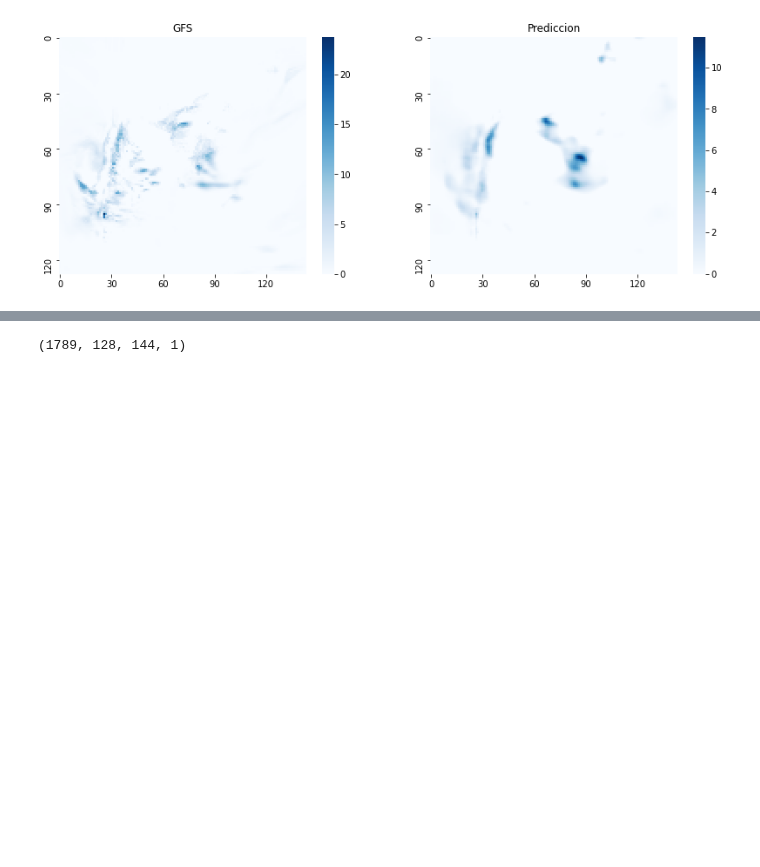
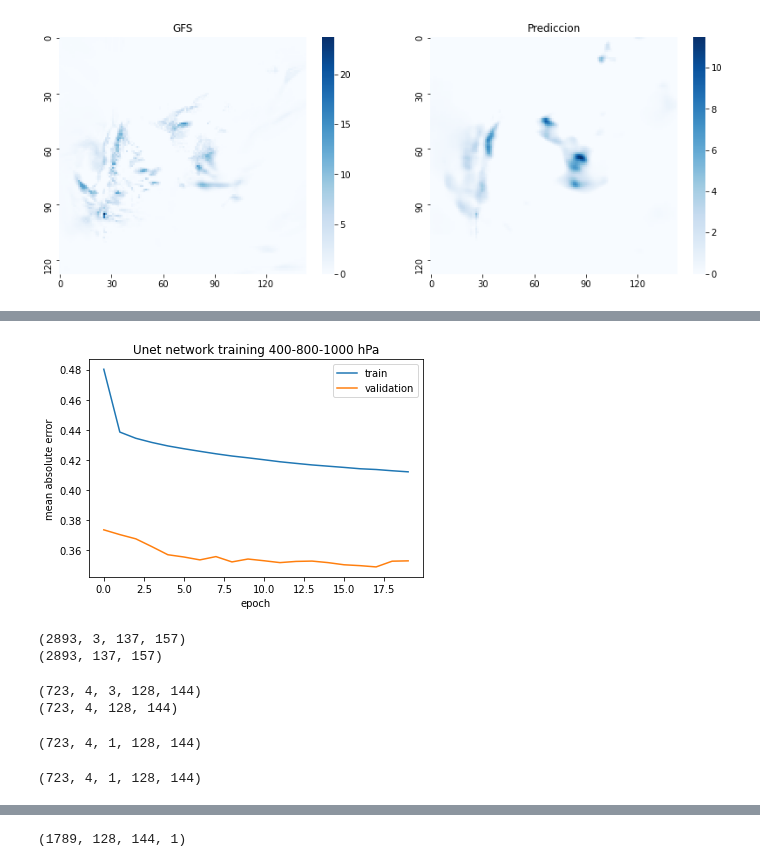
Before and after one commit to JFC95/ProyectoIntegrador_Weather, a Jupyter notebook: gfs-dataset/validacion_imagenes_gfs.ipynb, the cells around one changed output, grey strips where cells are left out. Cells and saved outputs as stored; diff of their text form; code cells hidden in the pictures; blank space fills up the shorter version.

```diff
--- a/gfs-dataset/validacion_imagenes_gfs.ipynb
+++ b/gfs-dataset/validacion_imagenes_gfs.ipynb
@@ -331,0 +334,3 @@ Text(0.5, 1.0, 'Prediccion')
+# %%
+graficar_entrenamiento('/opt/datos/entrenamientos/gfs/08')
+# %% [output]
@@ -331,0 +339,15 @@ Text(0.5, 1.0, 'Prediccion')
+[figure, added]
+# %%
+##Model:
+model = load_model('/opt/datos/entrenamientos/gfs/08.h5')
+
+## X:
+X_test = np.load("/opt/datos/dataset/gfs/X_test_3-7-9.npy")
+print(X_test.shape)
+
+## Y:
+Y_test= np.load("/opt/datos/dataset/gfs/Y_test.npy")
+print(Y_test.shape)
+# %% [output]
+(2893, 3, 137, 157)
+(2893, 137, 157)
@@ -331,0 +360,21 @@ Text(0.5, 1.0, 'Prediccion')
+# %%
+# Recorte para obtener 128x144
+X_test_t = X_test_t[:, :, :, 0:128, 0:144]
+print(X_test_t.shape)
+
+Y_test_t = Y_test_t[:, :, 0:128, 0:144]
+print(Y_test_t.shape)
+# %% [output]
+(723, 4, 3, 128, 144)
+(723, 4, 128, 144)
+# %%
+Y_test_t = np.expand_dims(Y_test_t, axis=2)
+
+print(Y_test_t.shape)
+# %% [output]
+(723, 4, 1, 128, 144)
+# %%
+y_pred = model.predict(X_test_t)
+print(y_pred.shape)
+# %% [output]
+(723, 4, 1, 128, 144)
```
Also changed, not shown: parts of 29 cells of this notebook.
